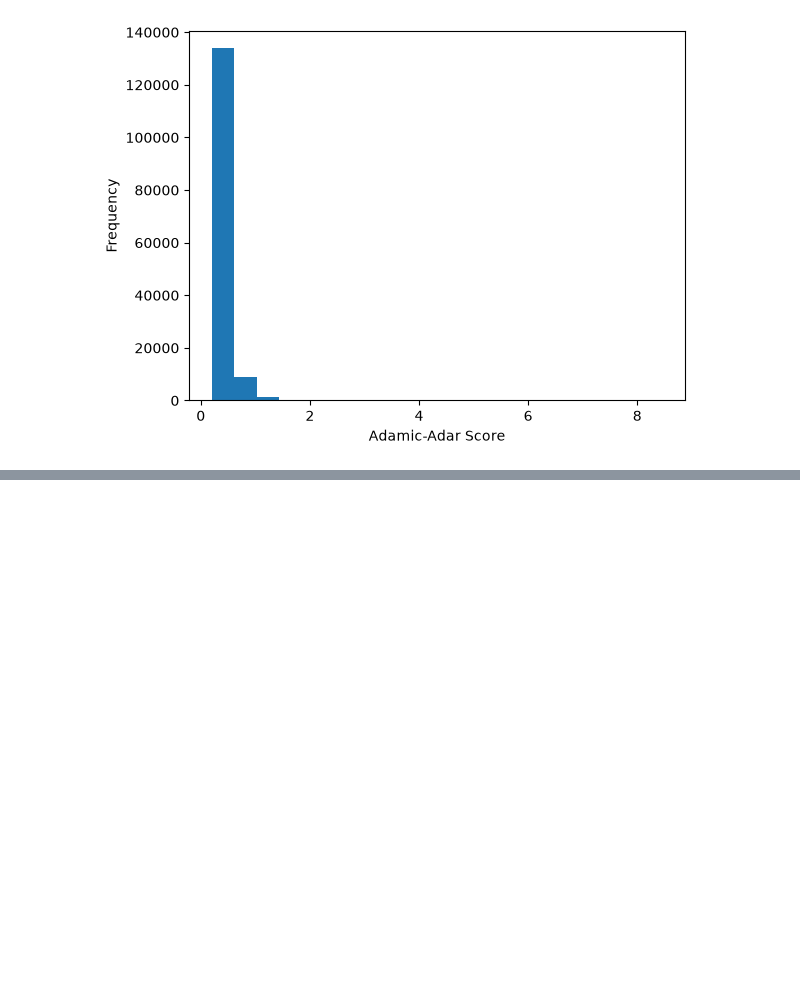
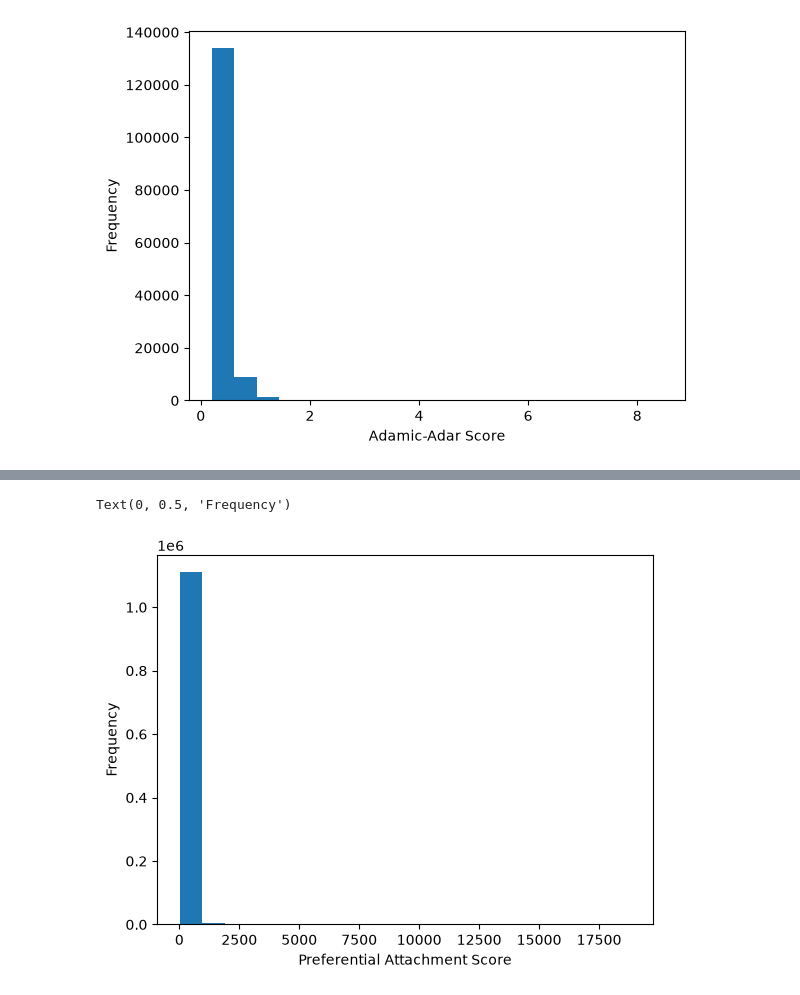
Before and after one commit to zakariatabati/graph-data-science-student-network, a Jupyter notebook: notebooks/Recommendation_algo.ipynb, the cells around one changed output, grey strips where cells are left out. Drawn from its saved outputs; the diff is of its cells as text; code cells hidden in the pictures; blank space fills up the shorter version.

```diff
--- a/notebooks/Recommendation_algo.ipynb
+++ b/notebooks/Recommendation_algo.ipynb
@@ -473,0 +544,28 @@ Text(0, 0.5, 'Frequency')
+# %%
+predictions = []
+
+for u in G.nodes():
+
+    for v in G.nodes():
+
+        if u >= v:
+            continue
+
+        if G.has_edge(u, v):
+            continue
+
+        score = nx.preferential_attachment(G, [(u, v)]).__next__()[2]
+
+        if score > 0:
+
+            predictions.append(
+                (u, v, score)
+            )
+# %%
+df_rec = pd.DataFrame(predictions,columns=[
+        "Student1",
+        "Student2",
+        "Score"
+    ])
+
+df_rec.head(20)
@@ -473,0 +590,8 @@ Text(0, 0.5, 'Frequency')
+# %%
+plt.hist(df_rec["Score"], bins=20)
+
+plt.xlabel("Preferential Attachment Score")
+plt.ylabel("Frequency")
+# %% [output]
+Text(0, 0.5, 'Frequency')
+[figure, added]
```
Also changed, not shown: parts of 8 cells of this notebook.
